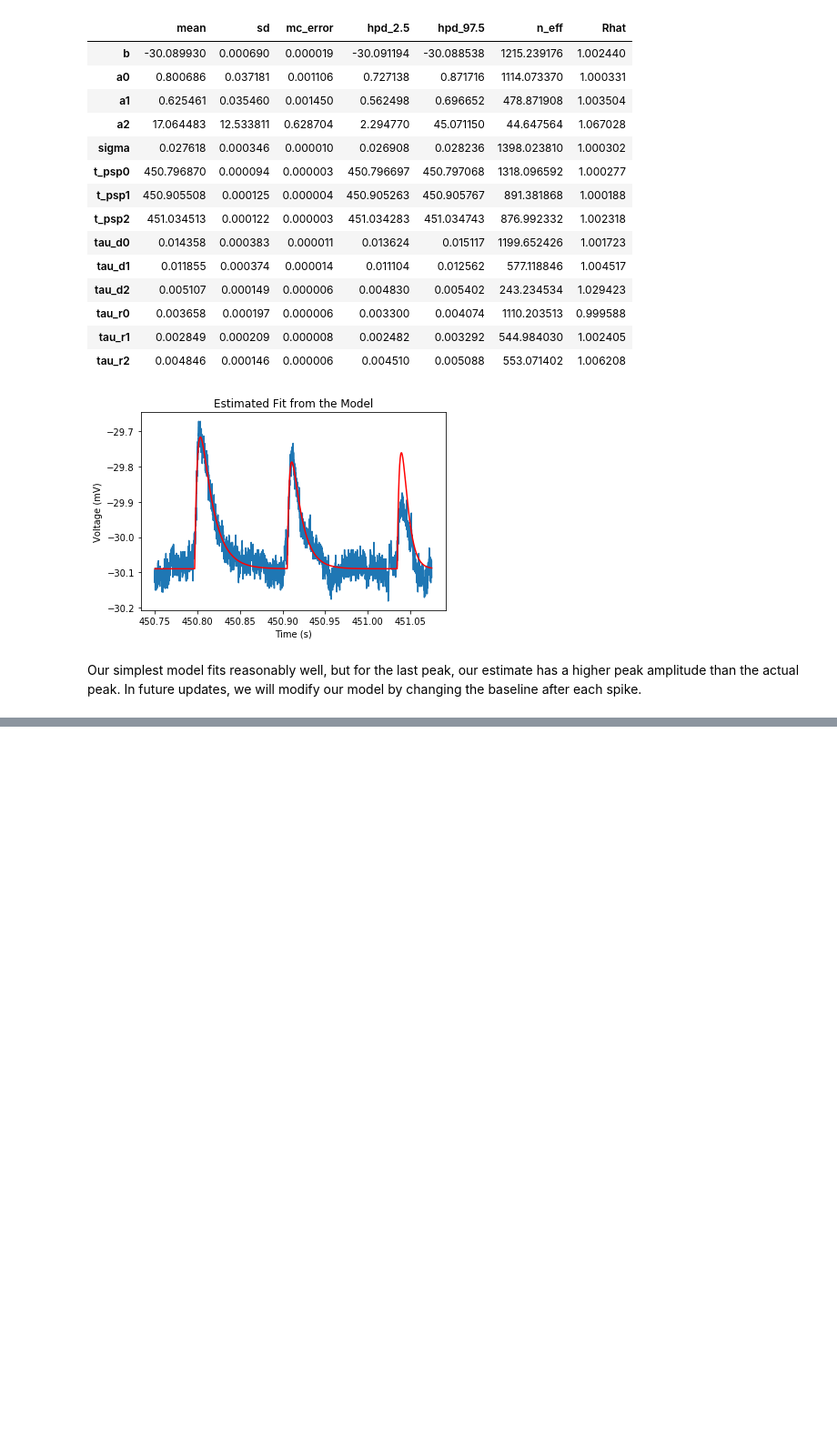
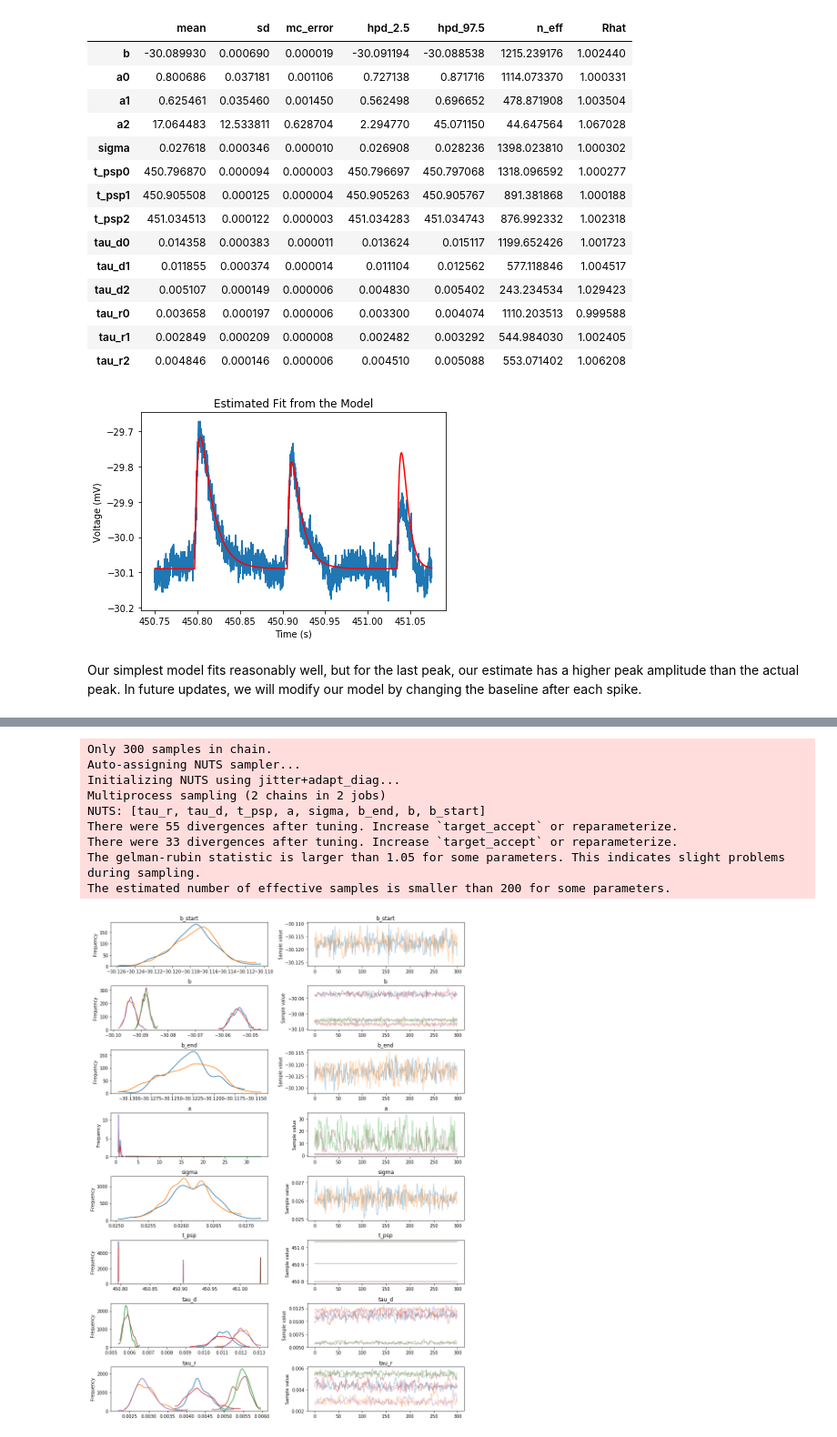
Before and after one commit to phys201/neuronal, a Jupyter notebook: tutorial.ipynb, the cells around one changed output, grey strips where cells are left out. Shown at 91% size. Saved outputs shown, nothing was run; the diff lists cells and outputs as text; code cells hidden in the pictures; blank space fills up the shorter version.

Commit message:
updated tutorial.ipynb, model.py, plot.py, and added two_PSP_data.txt

```diff
--- a/tutorial.ipynb
+++ b/tutorial.ipynb
@@ -215,0 +218,9 @@ Our simplest model fits reasonably well, but for the last peak, our estimate has
+# %%
+three_psp = neuronal.NeuronalData(neuronal.get_example_data_file_path('three_PSP_data.txt'), num_psp=3)
+
+#Plot the data to guess the parameters
+plt.plot(three_psp.data['T'], three_psp.data['V'])
+plt.title('Test Data')
+plt.xlabel('Time (s)')
+plt.ylabel('Voltage (mV)')
+plt.show()
@@ -215,0 +229,20 @@ Our simplest model fits reasonably well, but for the last peak, our estimate has
+# %%
+#Perform parameter estimation
+
+initial_guess = {'sigma': 0.026, 'b_start': -30.1, 'b': [-30.05, -30.1, -30.1], 'b_end': -30.1,
+                 'a': [0.8, 0.6, 15], 't_psp': [450.78, 450.90, 451.03], 'tau_d': [0.01, 0.01, 0.005361],
+                 'tau_r': [0.001, 0.001, 0.005206]
+                }
+
+sample3 = neuronal.psp_fit(three_psp, 300, initial_guess)
+# %% [output]
+Only 300 samples in chain.
+Auto-assigning NUTS sampler...
+Initializing NUTS using jitter+adapt_diag...
+Multiprocess sampling (2 chains in 2 jobs)
+NUTS: [tau_r, tau_d, t_psp, a, sigma, b_end, b, b_start]
+There were 55 divergences after tuning. Increase `target_accept` or reparameterize.
+There were 33 divergences after tuning. Increase `target_accept` or reparameterize.
+The gelman-rubin statistic is larger than 1.05 for some parameters. This indicates slight problems during sampling.
+The estimated number of effective samples is smaller than 200 for some parameters.
+[figure, added]
```
Also changed, not shown: parts of 4 cells of this notebook, 2 other files.
